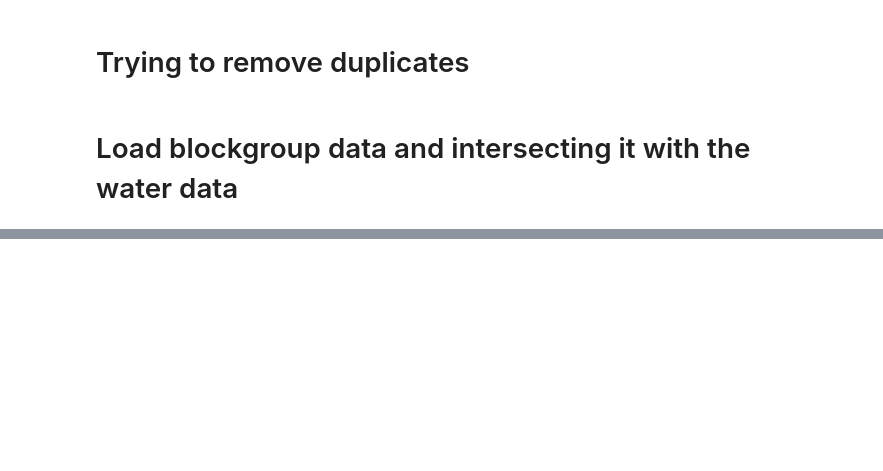
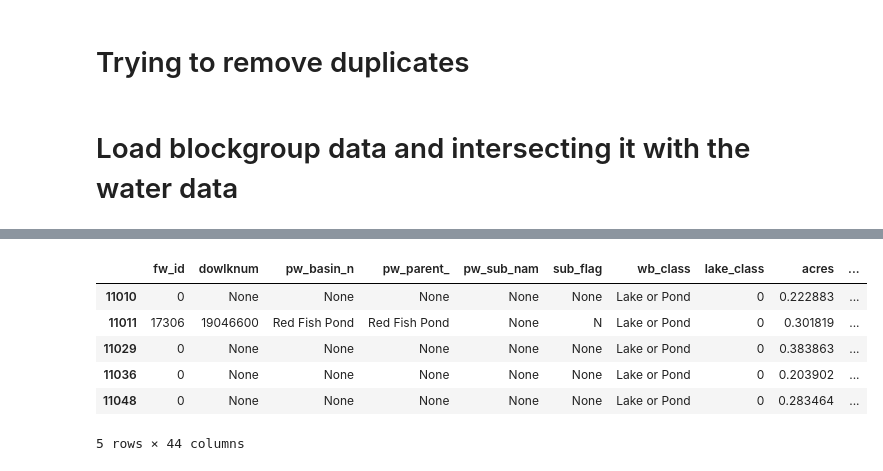
Before and after one commit to dunn96/UMN-GIS5578-Project, a Jupyter notebook: WaterDataTestNotebook.ipynb, the cells around one changed output, grey strips where cells are left out. Drawn from its saved outputs; the diff is of its cells as text; code cells hidden in the pictures; blank space fills up the shorter version.

```diff
--- a/WaterDataTestNotebook.ipynb
+++ b/WaterDataTestNotebook.ipynb
@@ -248,0 +373,10 @@ water2018_intersect_bg_proj.head()
+# %%
+hydro_lake.head()
+# %% [output]
+|  | fw_id | dowlknum | pw_basin_n | pw_parent_ | pw_sub_nam | sub_flag | wb_class | lake_class | acres | ... |
+| 11010 | 0 | None | None | None | None | None | Lake or Pond | 0 | 0.222883 | ... |
+| 11011 | 17306 | 19046600 | Red Fish Pond | Red Fish Pond | None | N | Lake or Pond | 0 | 0.301819 | ... |
+| 11029 | 0 | None | None | None | None | None | Lake or Pond | 0 | 0.383863 | ... |
+| 11036 | 0 | None | None | None | None | None | Lake or Pond | 0 | 0.203902 | ... |
+| 11048 | 0 | None | None | None | None | None | Lake or Pond | 0 | 0.283464 | ... |
+5 rows × 44 columns
```
Also changed, not shown: parts of 6 cells of this notebook, 1 other file.
